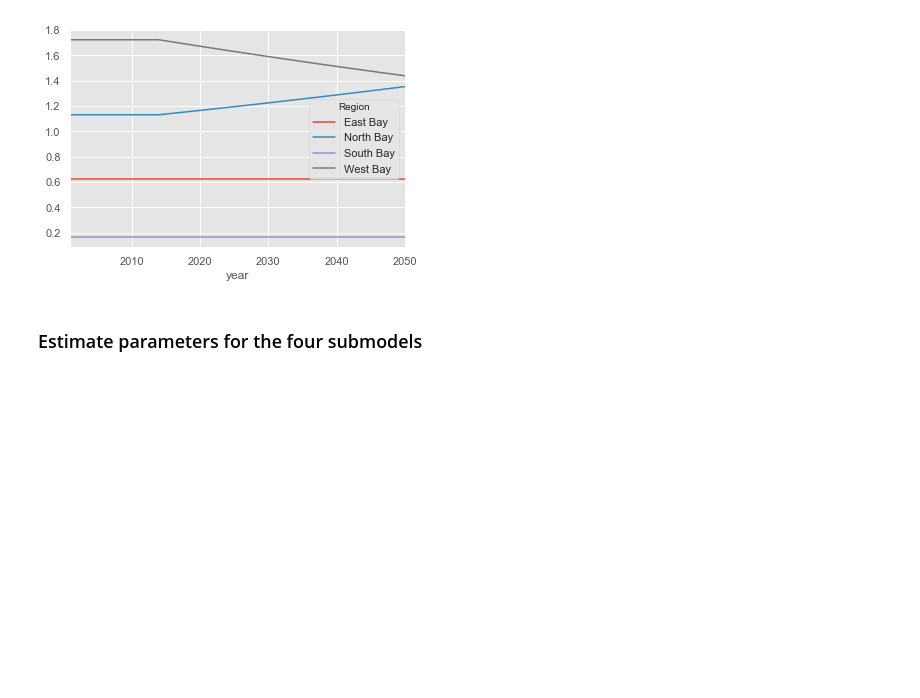
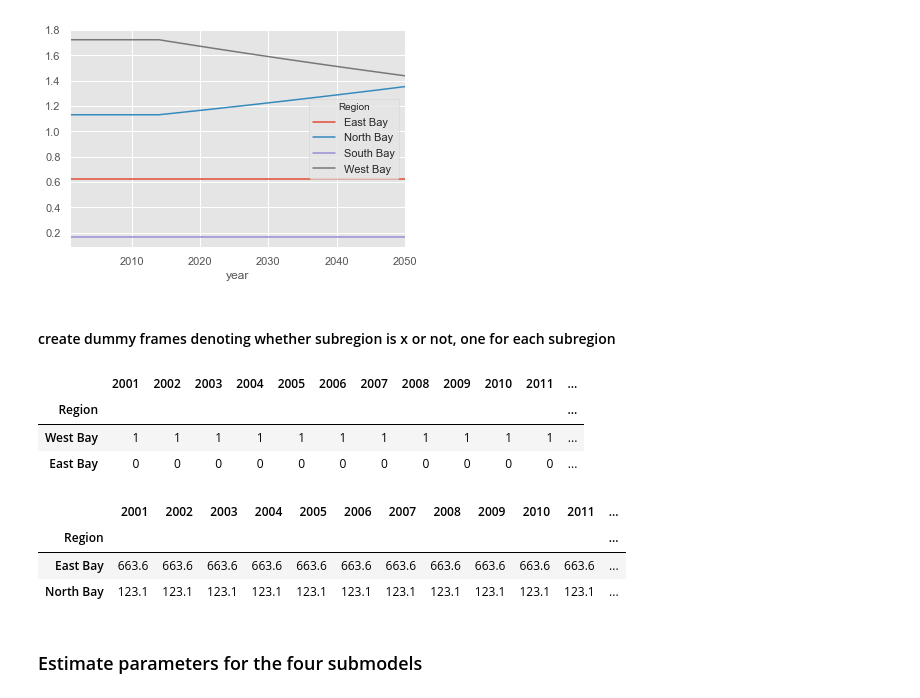
Before and after one commit to BayAreaMetro/regional_forecast, a Jupyter notebook: household_forecast/REGPROJ-HHPROJ 2A - Household income distribution projection PBA2050.ipynb, the cells around one changed output. Saved outputs shown, nothing was run; the diff lists cells and outputs as text; code cells hidden in the pictures; blank space fills up the shorter version.

```diff
--- a/household_forecast/REGPROJ-HHPROJ 2A - Household income distribution projection PBA2050.ipynb
+++ b/household_forecast/REGPROJ-HHPROJ 2A - Household income distribution projection PBA2050.ipynb
@@ -1161,4 +1124,35 @@ rv_wharton_geo_adj.T.plot()
 # %% [output]
 <matplotlib.axes._subplots.AxesSubplot at 0x...>
 [figure]
+# %% [markdown]
+#### create dummy frames denoting whether subregion is x or not, one for each subregion
+# %%
+length = years.__len__()
+regions=['West Bay', 'East Bay', 'North Bay', 'South Bay', 'Rest of California']
+
+mock_geodummies=pd.DataFrame(np.zeros([len(regions),len(years)],dtype='int'),index=regions,columns=years)
+mock_geodummies.index.name='Region'
+
+rv_is_north_bay=mock_geodummies.copy()
+rv_is_north_bay.loc['North Bay']=1
+
+rv_is_south_bay=mock_geodummies.copy()
+rv_is_south_bay.loc['South Bay']=1
+
+rv_is_east_bay=mock_geodummies.copy()
+rv_is_east_bay.loc['East Bay']=1
+
+rv_is_west_bay=mock_geodummies.copy()
+rv_is_west_bay.loc['West Bay']=1
+
+rv_is_rest_ca=mock_geodummies.copy()
+rv_is_rest_ca.loc['Rest of California']=1
+
+rv_msasize=rv_is_bay_area=mock_geodummies.copy().replace(0,1)
+rv_is_west_bay.head(2)
+# %% [output]
+|  | 2001 | 2002 | 2003 | 2004 | 2005 | 2006 | 2007 | 2008 | 2009 | 2010 | 2011 | ... |
+| Region |  |  |  |  |  |  |  |  |  |  |  | ... |
+| West Bay | 1 | 1 | 1 | 1 | 1 | 1 | 1 | 1 | 1 | 1 | 1 | ... |
+| East Bay | 0 | 0 | 0 | 0 | 0 | 0 | 0 | 0 | 0 | 0 | 0 | ... |
 # %%
@@ -1219,3 +1175,20 @@ rv_density.index.name='Region'
+# %%
+## other misc variables
+
+yrseries = pd.Series(years)
+
+rv_density = county_area.loc[bayarearegions.keys()].rename(columns={'geoid.1':'geoid'})#.map(bayarearegions).reset_index(drop=True)
+rv_density['Region']=rv_density.geoid.map(bayarearegions)
+rv_density['population']=dataformodels['population'].xs('ACS2013')
+rv_density=rv_density.groupby(['Region']).apply(lambda x: x['population'].sum()/x['aland'].sum())
+rv_density=pd.concat([pd.DataFrame(data={'density':rv_density.repeat(years.__len__()),'variable':pd.concat([yrseries,yrseries,yrseries,yrseries]).values}).set_index('variable',append=True).unstack(1).density,pd.DataFrame(rv_is_not_division_9.loc['Rest of California',:]).T])
+rv_density.index.name='Region'
+rv_density.head(2)
+# %% [output]
+|  | 2001 | 2002 | 2003 | 2004 | 2005 | 2006 | 2007 | 2008 | 2009 | 2010 | 2011 | ... |
+| Region |  |  |  |  |  |  |  |  |  |  |  | ... |
+| East Bay | 663.6 | 663.6 | 663.6 | 663.6 | 663.6 | 663.6 | 663.6 | 663.6 | 663.6 | 663.6 | 663.6 | ... |
+| North Bay | 123.1 | 123.1 | 123.1 | 123.1 | 123.1 | 123.1 | 123.1 | 123.1 | 123.1 | 123.1 | 123.1 | ... |
 # %% [markdown]
 ### Estimate parameters for the four submodels
 # %%
```
Also changed, not shown: parts of 21 cells of this notebook.
